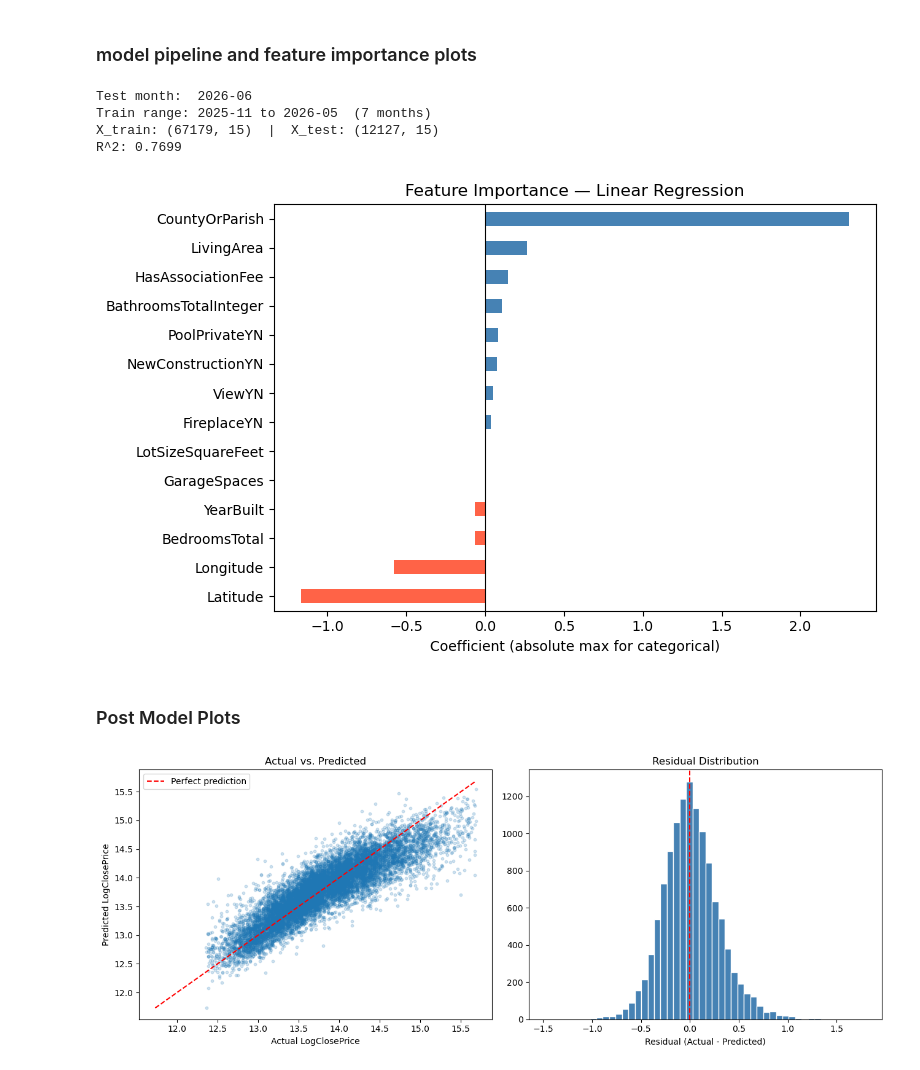
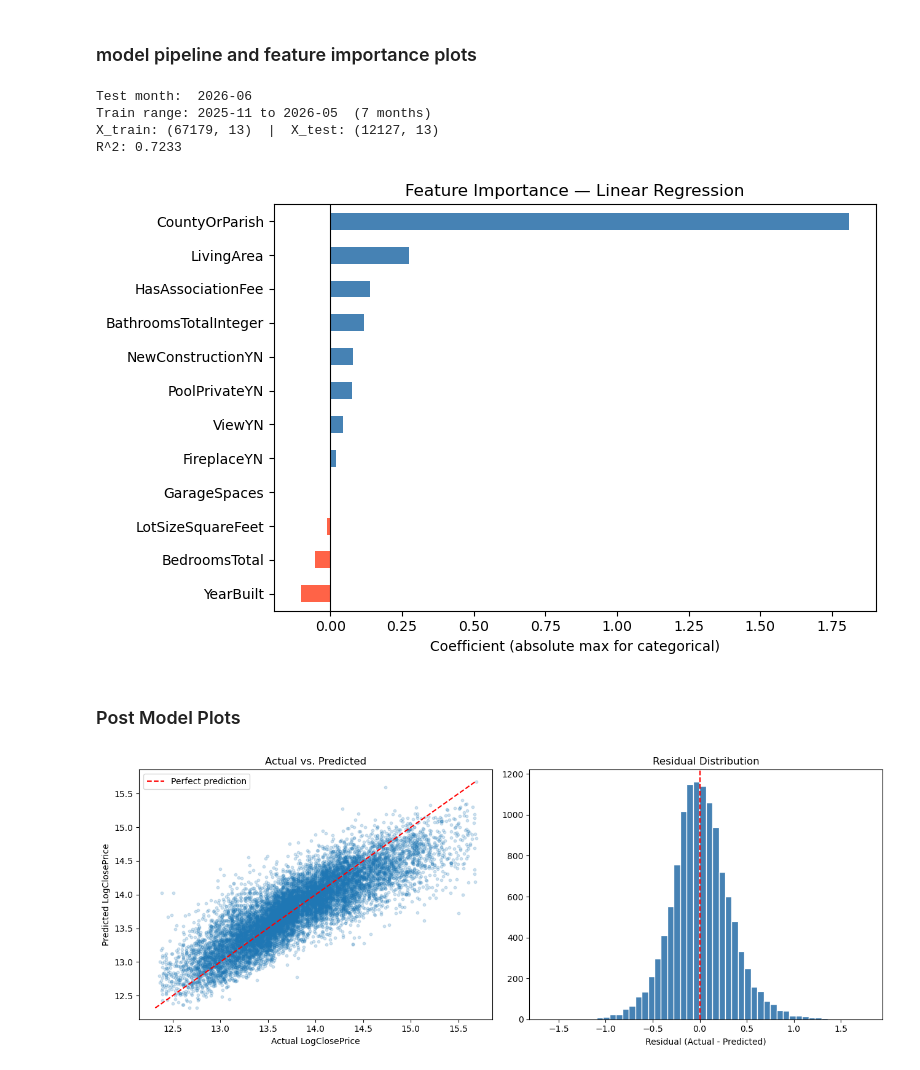
Before and after one commit to matthewviray/idx-exchange-project, a Jupyter notebook: notebooks/03_baseline_model.ipynb, the cells around one changed output. Drawn from its saved outputs; the diff is of its cells as text; code cells hidden in the pictures.

Commit message:
Updated feature engineering notes and baseline

```diff
--- a/notebooks/03_baseline_model.ipynb
+++ b/notebooks/03_baseline_model.ipynb
@@ -85,8 +85,8 @@ standardizing features then a LinearRegression model.
 '''
 
 # list of features to use in model
-# all cols except target column
-feature_cols = [col for col in CRMLSSold_cleaned.columns if col != 'ClosePrice']
+# all cols except target column and lat/long (excluded from this baseline run)
+feature_cols = [col for col in CRMLSSold_cleaned.columns if col not in ('ClosePrice', 'Latitude', 'Longitude')]
 # target column
 target_col = 'ClosePrice'
 # categorical columns
@@ -97,7 +97,7 @@ boolean_cols = ['CountyOrParish']
 flag_cols = ['HasAssociationFee']
 # numeric columns to scale
 numeric_cols = ['LivingArea', 'LotSizeSquareFeet', 'BedroomsTotal', 'BathroomsTotalInteger',
-                'YearBuilt', 'GarageSpaces', 'Latitude', 'Longitude']
+                'YearBuilt', 'GarageSpaces']
 
 # log transformation ClosePrice and LivingArea
 CRMLSSold_cleaned['ClosePrice'] = np.log(CRMLSSold_cleaned['ClosePrice'])
@@ -141,36 +141,36 @@ flag_feature_names = named_transformers['flag'].get_feature_names_out(flag_cols)
 ohe_feature_names = named_transformers['encode'].get_feature_names_out(categorical_cols).tolist()
 num_feature_names = numeric_cols
 all_feature_names = num_feature_names + boolean_feature_names + flag_feature_names + ohe_feature_names
 all_categorical_cols = boolean_cols + flag_cols + categorical_cols
 all_ohe_names = boolean_feature_names + flag_feature_names + ohe_feature_names
 
 coefficients = pipeline.named_steps['model'].coef_
 importance = pd.Series(coefficients, index=all_feature_names)
 
 # For categorical features, take the max absolute coefficient across all dummies for that feature
 grouped = {}
 for name in num_feature_names:
     grouped[name] = importance[name]
 for col in all_categorical_cols:
     dummies = [f for f in all_ohe_names if f.startswith(col + '_')]
     grouped[col] = importance[dummies].abs().max()
 
 grouped_importance = pd.Series(grouped).sort_values(ascending=True)
 
 fig, ax = plt.subplots(figsize=(8, 5))
 colors = ['steelblue' if v >= 0 else 'tomato' for v in grouped_importance]
 grouped_importance.plot(kind='barh', ax=ax, color=colors)
 ax.axvline(0, color='black', linewidth=0.8)
 ax.set_xlabel('Coefficient (absolute max for categorical)')
 ax.set_title('Feature Importance — Linear Regression')
 plt.tight_layout()
 plt.show()
 # %% [output]
 Test month:  2026-06
 Train range: 2025-11 to 2026-05  (7 months)
-X_train: (67179, 15)  |  X_test: (12127, 15)
-R^2: 0.7699
+X_train: (67179, 13)  |  X_test: (12127, 13)
+R^2: 0.7233
-[figure, old version]
+[figure, new version]
 # %% [markdown]
 ### Post Model Plots
 # %%
@@ -199,4 +199,4 @@ sns_ax.set_title('Residual Distribution')
 plt.tight_layout()
 plt.show()
 # %% [output]
-[figure, old version]
+[figure, new version]
```
Also changed, not shown: 1 other file.
